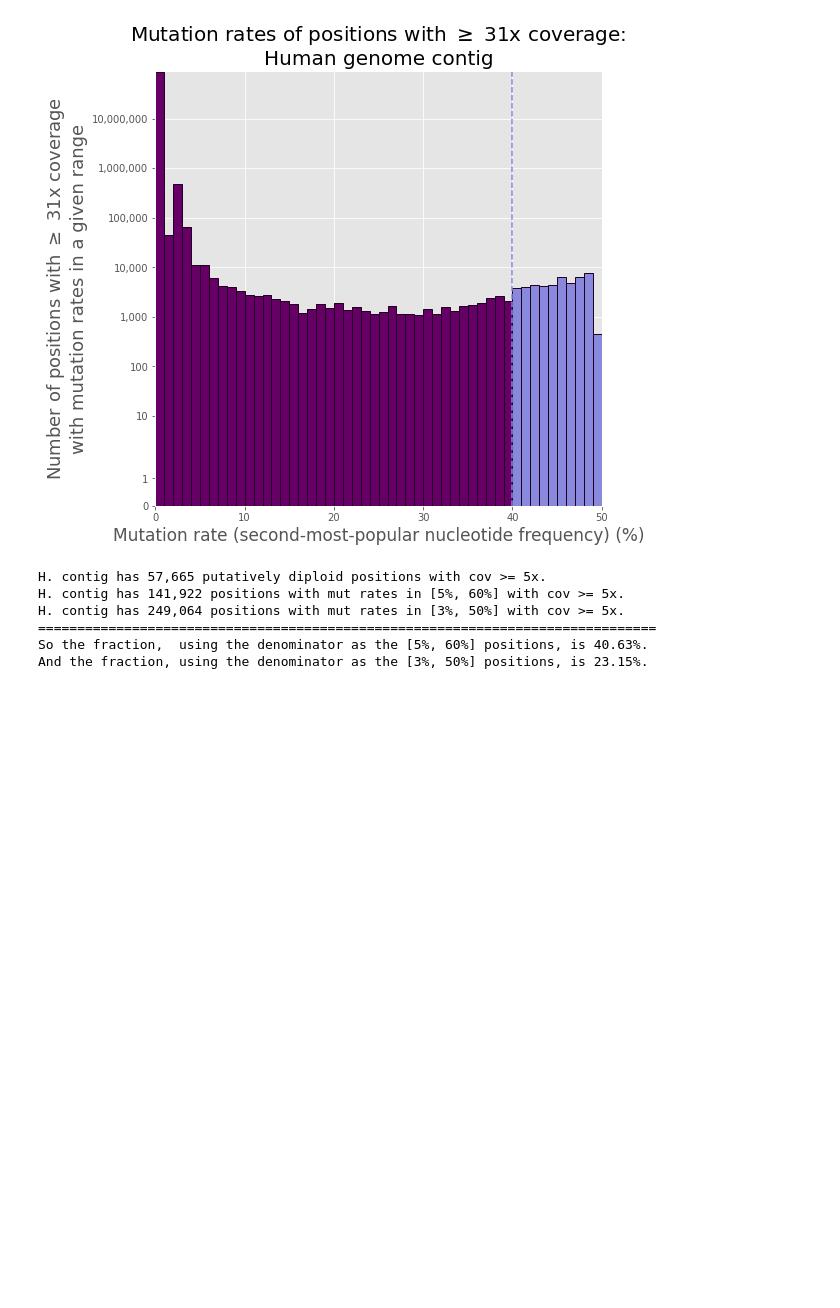
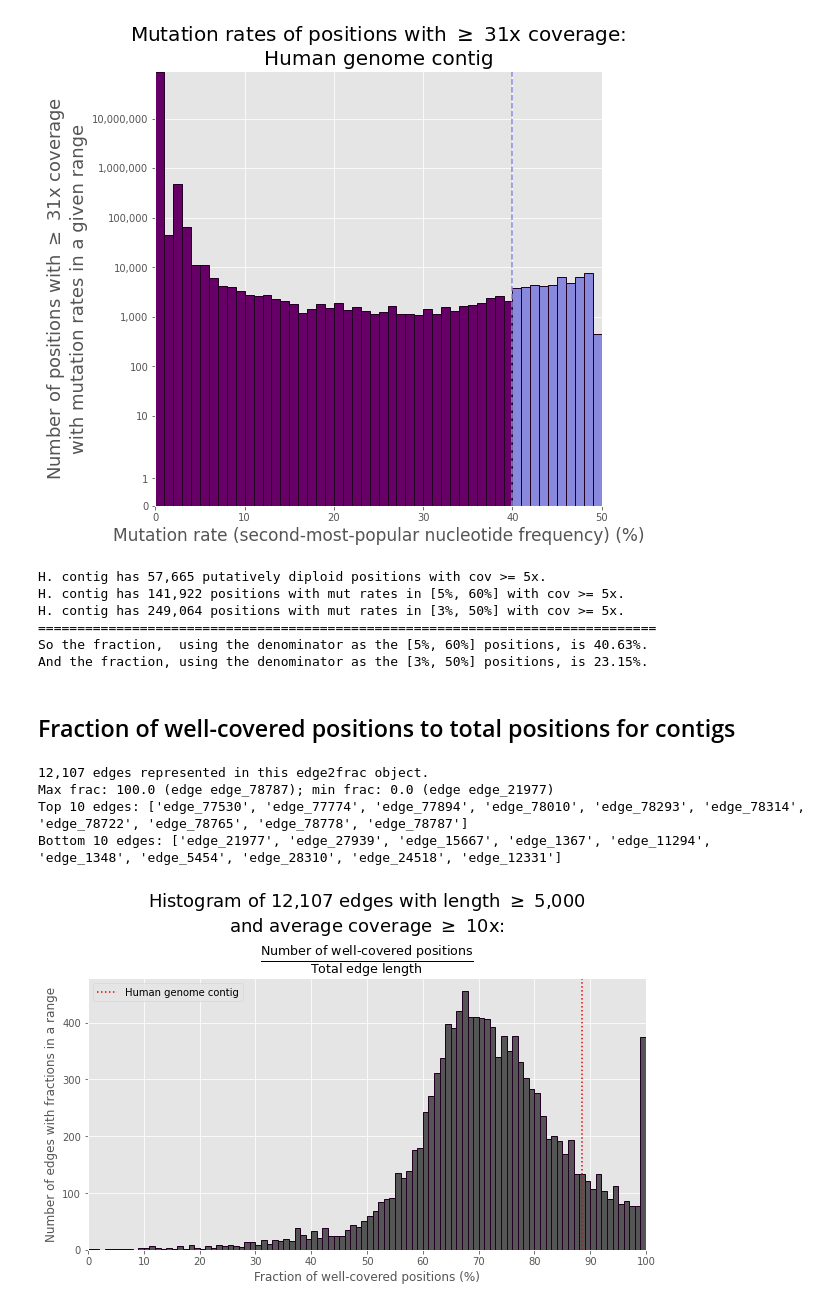
Before and after one commit to fedarko/sheepgut, a Jupyter notebook: notebooks/ProkEukClassification.ipynb, the cells around one changed output. Cells and saved outputs as stored; diff of their text form; code cells hidden in the pictures; blank space fills up the shorter version.

Commit message:
Show human contig on WC pos hist; and limit to 10x cov

```diff
--- a/notebooks/ProkEukClassification.ipynb
+++ b/notebooks/ProkEukClassification.ipynb
@@ -614,3 +592,9 @@ with open("../../hifiasm-hg002/output/h1tg000001l-mincov-pos-mutation-rates.json
 print(f"There are {len(h_mut_rates):,} positions described in this file.")
 # %% [output]
 There are 87,940,234 positions described in this file.
+# %%
+num_wc_pos = len(h_mut_rates)
+num_total_pos = len(skbio.DNA.read("../../hifiasm-hg002/h1tg000001l.fasta")) - int(2e6)
+human_wc_frac = num_wc_pos / num_total_pos
+print(f"Human contig region has {num_wc_pos:,} WC pos, and {num_total_pos:,} total pos.")
+print(f"Therefore, ratio of WC pos to total pos is {human_wc_frac * 100:.2f}%.")
@@ -655,3 +642,29 @@ H. contig has 249,064 positions with mut rates in [3%, 50%] with cov >= 5x.
 ===============================================================================
 So the fraction,  using the denominator as the [5%, 60%] positions, is 40.63%.
 And the fraction, using the denominator as the [3%, 50%] positions, is 23.15%.
+# %% [markdown]
+## Fraction of well-covered positions to total positions for contigs
+# %%
+e2wcfrac = {}
+for e in long_enough_seqs:
+    if edge2meancov[e] >= 10:
+        f = edge2num_wc_pos[e] / edge2len[e]
+        e2wcfrac[e] = f
+# %%
+fracplot(
+    e2wcfrac,
+    r"Number\ of\ well" + u"\u2010" + r"covered\ positions",
+    r"Total\ edge\ length",
+    denclause="\nand average coverage $\geq$ 10x",
+    xlabel="Fraction of well-covered positions (%)",
+    figfilename="prokeuk_wcposfrac.png",
+    bar_interior_color="#555555",
+    vlines=[(human_wc_frac, "Human genome contig")],
+    use_symlog=0
+)
+# %% [output]
+12,107 edges represented in this edge2frac object.
+Max frac: 100.0 (edge edge_78787); min frac: 0.0 (edge edge_21977)
+Top 10 edges: ['edge_77530', 'edge_77774', 'edge_77894', 'edge_78010', 'edge_78293', 'edge_78314', 'edge_78722', 'edge_78765', 'edge_78778', 'edge_78787']
+Bottom 10 edges: ['edge_21977', 'edge_27939', 'edge_15667', 'edge_1367', 'edge_11294', 'edge_1348', 'edge_5454', 'edge_28310', 'edge_24518', 'edge_12331']
+[figure, added]
```
Also changed, not shown: parts of 3 cells of this notebook, 1 other file.
